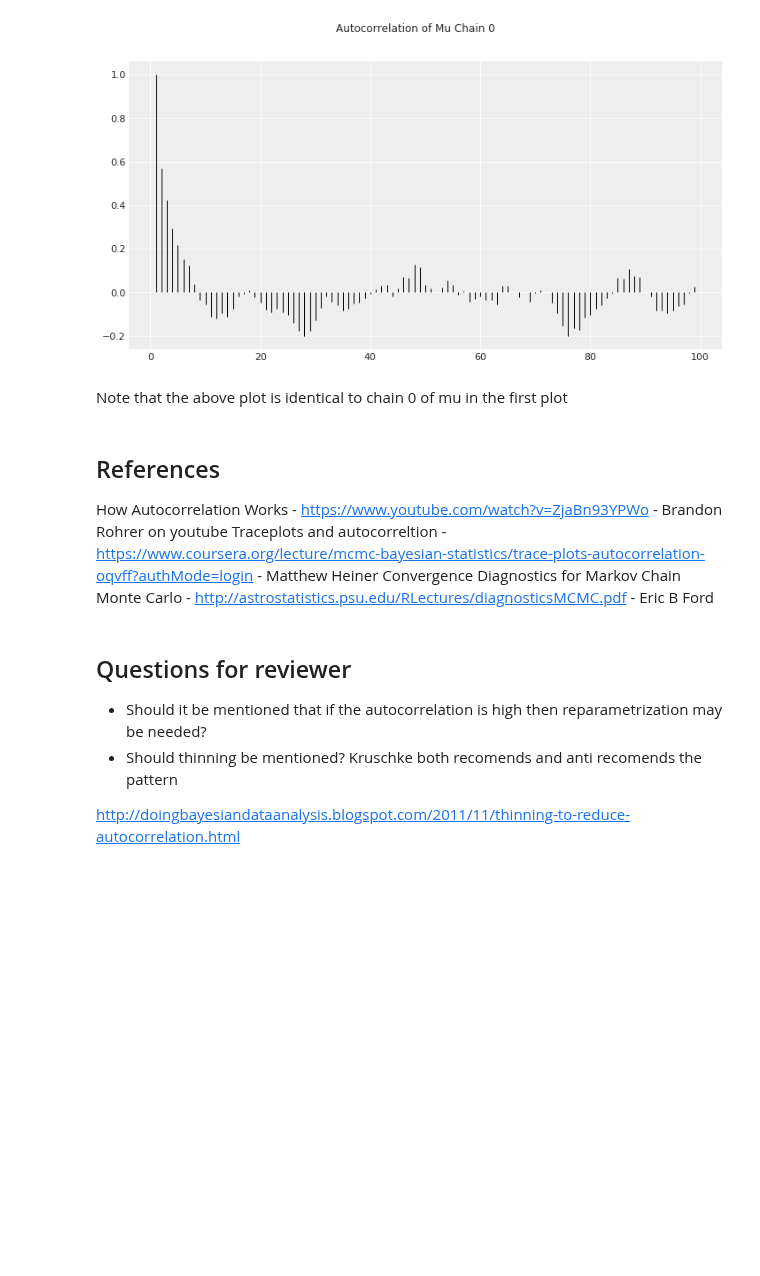
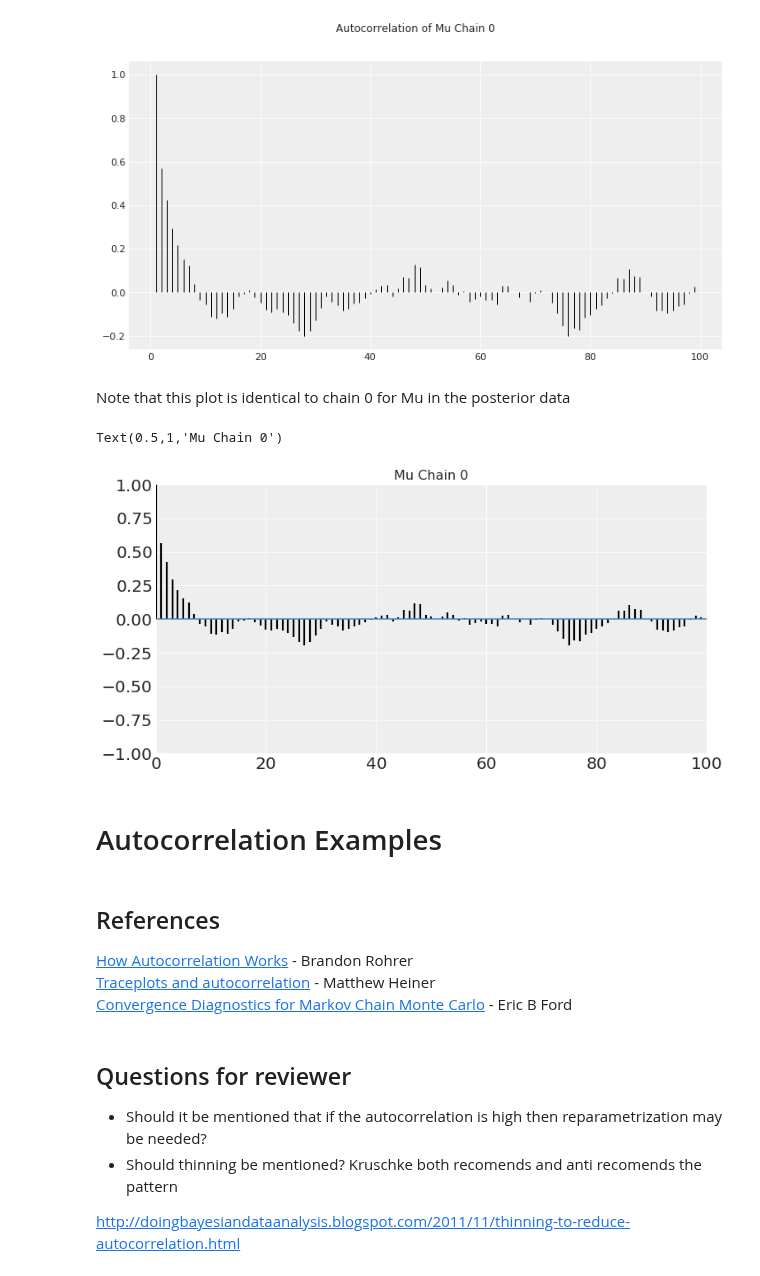
Before and after one commit to aloctavodia/arviz_resources, a Jupyter notebook: plots/AutoCorrelation.ipynb, the cells around one changed output. Drawn from its saved outputs; the diff is of its cells as text; code cells hidden in the pictures; blank space fills up the shorter version.

```diff
--- a/plots/AutoCorrelation.ipynb
+++ b/plots/AutoCorrelation.ipynb
@@ -56,12 +56,22 @@ fig.suptitle("Autocorrelation of Mu Chain 0")
 Text(0.5, 0.98, 'Autocorrelation of Mu Chain 0')
 [figure]
 # %% [markdown]
-Note that the above plot is identical to chain 0 of mu in the first plot
+Note that this plot is identical to chain 0 for Mu in the posterior data
+# %%
+# Filter to just one chain
+chain_0 = data.posterior.sel(chain=0)
+axes = az.plot_autocorr(chain_0, var_names="mu", figsize=(12,6))
+axes[0][0].set_title("Autocorrelation of Mu Chain 0")
+# %% [output]
+Text(0.5,1,'Mu Chain 0')
+[figure, added]
+# %% [markdown]
+# Autocorrelation Examples
 # %% [markdown]
 ## References
-How Autocorrelation Works - https://www.youtube.com/watch?v=ZjaBn93YPWo - Brandon Rohrer on youtube
-Traceplots and autocorreltion - https://www.coursera.org/lecture/mcmc-bayesian-statistics/trace-plots-autocorrelation-oqvff?authMode=login - Matthew Heiner
-Convergence Diagnostics for Markov Chain Monte Carlo - http://astrostatistics.psu.edu/RLectures/diagnosticsMCMC.pdf - Eric B Ford
+[How Autocorrelation Works](https://www.youtube.com/watch?v=ZjaBn93YPWo) - Brandon Rohrer
+[Traceplots and autocorrelation](https://www.coursera.org/lecture/mcmc-bayesian-statistics/trace-plots-autocorrelation-oqvff?authMode=login) - Matthew Heiner
+[Convergence Diagnostics for Markov Chain Monte Carlo](http://astrostatistics.psu.edu/RLectures/diagnosticsMCMC.pdf) - Eric B Ford
 # %% [markdown]
 ## Questions for reviewer
 * Should it be mentioned that if the autocorrelation is high then reparametrization may be needed?
```
Also changed, not shown: parts of 1 cell of this notebook, 2 other files.
